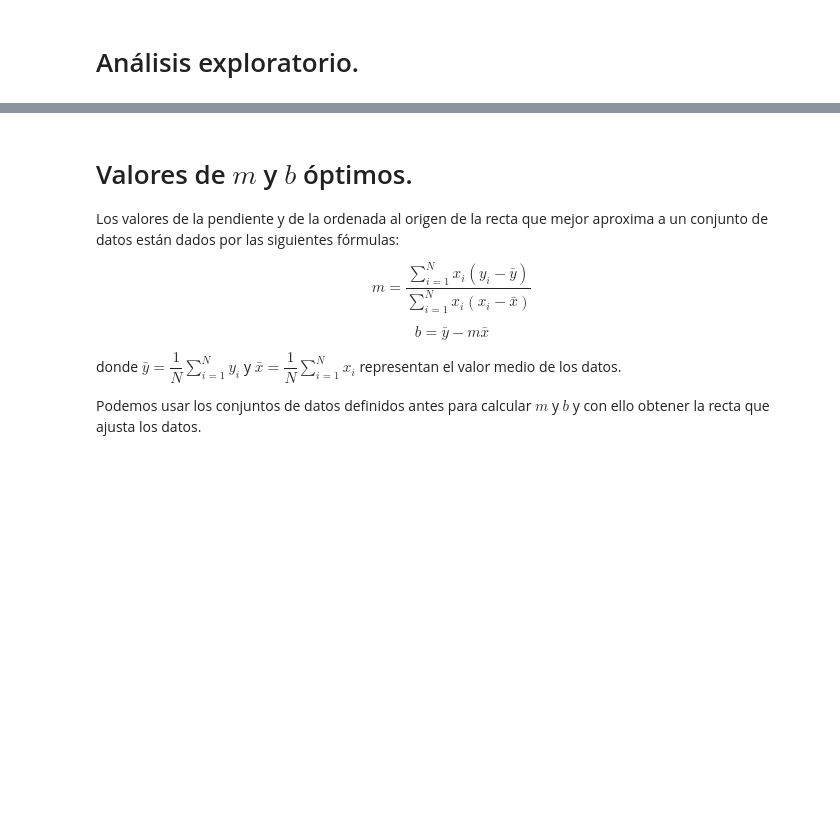
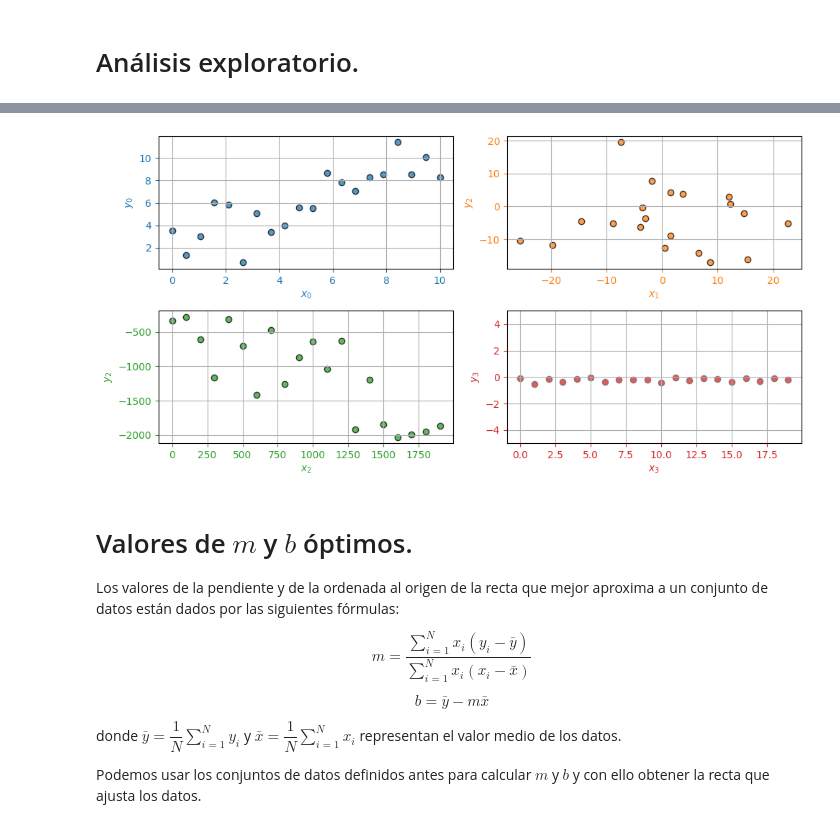
Before and after one commit to IrvinGranillo5/linear-regression, a Jupyter notebook: Minimos_cuadrados_Respuestas.ipynb, the cells around one changed output, grey strips where cells are left out. Saved outputs shown, nothing was run; the diff lists cells and outputs as text; code cells hidden in the pictures; blank space fills up the shorter version.

Commit message:
Explicacion de ejercicios extendida y funcion para graficacion publica

```diff
--- a/Minimos_cuadrados_Respuestas.ipynb
+++ b/Minimos_cuadrados_Respuestas.ipynb
@@ -133,3 +150,28 @@ plt.show()
+# %%
+import matplotlib.pyplot as plt
+
+def graficas_dispersion(ejes, x, y, color, refx, refy, ec='k', alpha=0.75, ylim=None):
+    ejes.scatter(x, y, fc=color, ec=ec, alpha=alpha)
+    ejes.set_xlabel(refx, color=color)
+    ejes.set_ylabel(refy, color=color)
+    ejes.tick_params(axis='x', colors=color)  # ← Colorea números y ticks del eje X
+    ejes.tick_params(axis='y', colors=color)
+    ejes.grid()
+    if ylim:
+        ejes.set_ylim(ylim)
+
+# Crear figura y subplots
+fig, axs = plt.subplots(2, 2, figsize=(10, 5))
+
+graficas_dispersion(axs[0, 0], x0, y0, 'C0', '$x_0$', '$y_0$')
+graficas_dispersion(axs[0, 1], x1, y1, 'C1', '$x_1$', '$y_2$')
+graficas_dispersion(axs[1, 0], x2, y2, 'C2', '$x_2$', '$y_2$')
+graficas_dispersion(axs[1, 1], x3, y3, 'C3', '$x_3$', '$y_3$', ec='dimgrey', ylim=(-5, 5))
+
+plt.tight_layout()
+plt.show()
+# %% [output]
+[figure, added]
 # %% [markdown]
 # Valores de $m$ y $b$ óptimos.
 
```
Also changed, not shown: parts of 21 cells of this notebook.
